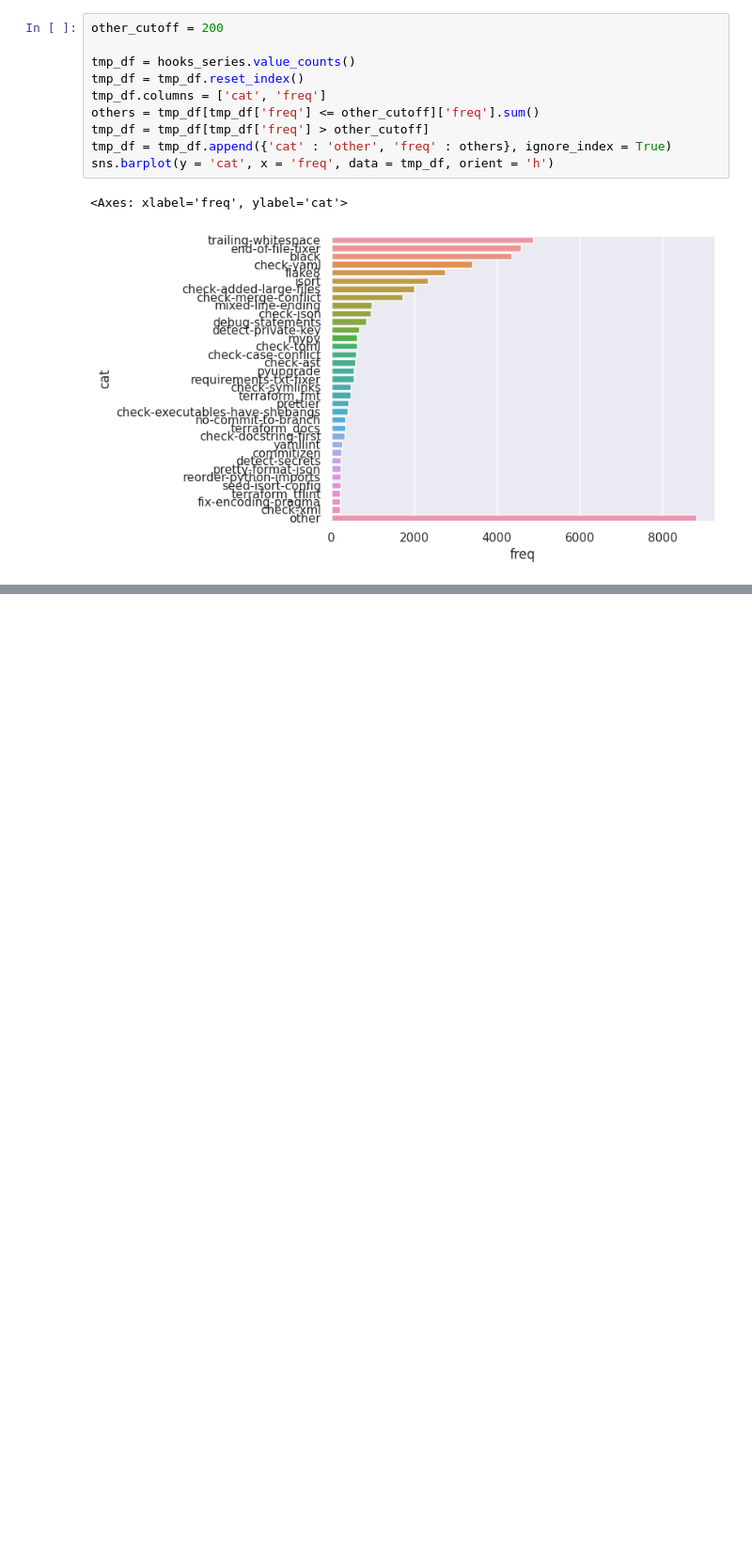
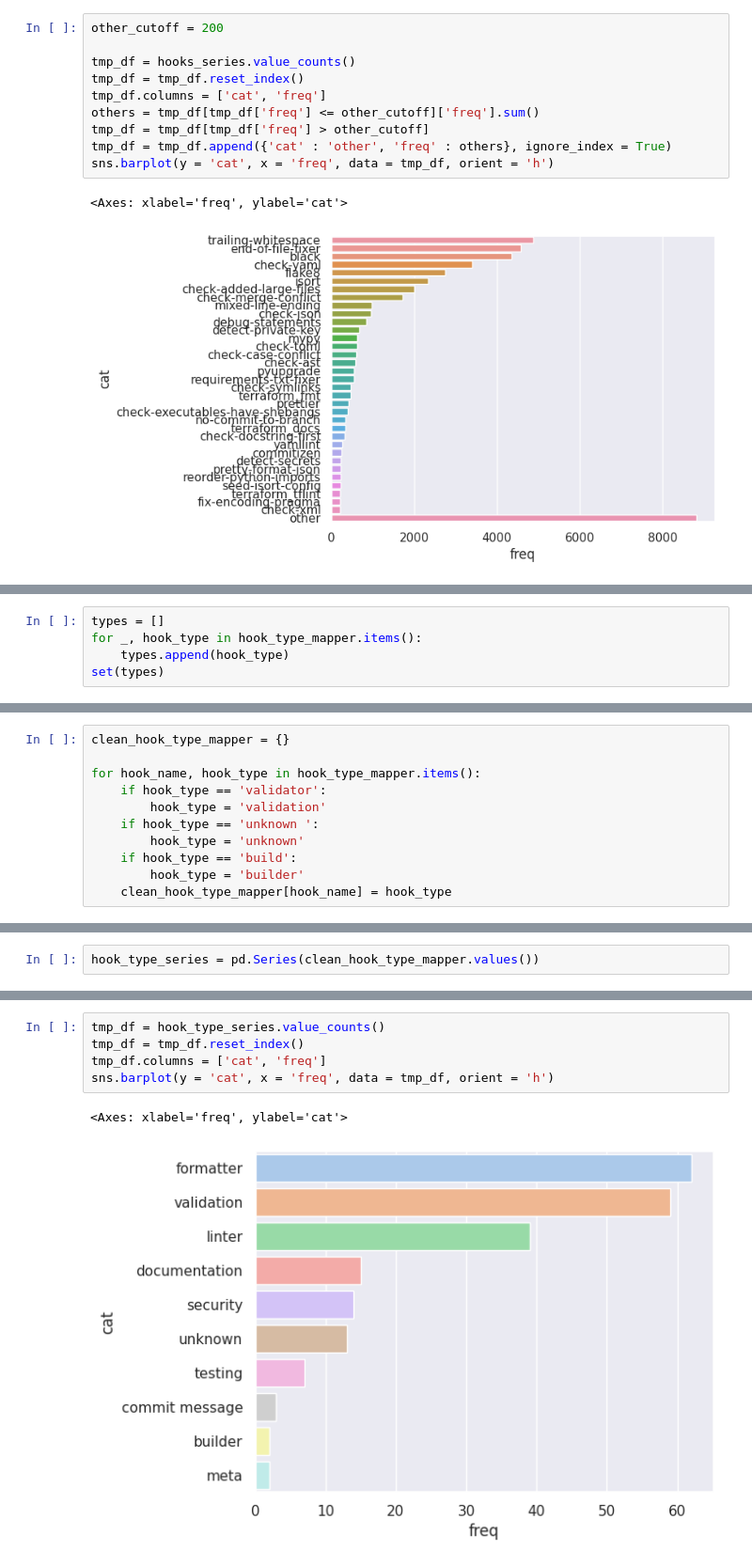
Before and after one commit to dzheng2019/GitHubApiFetcher, a Jupyter notebook: src/pre_commit_hooks_analysis.ipynb, the cells around one changed output, grey strips where cells are left out. Shown at 94% size. Cells and saved outputs as stored; diff of their text form; blank space fills up the shorter version.

```diff
--- a/src/pre_commit_hooks_analysis.ipynb
+++ b/src/pre_commit_hooks_analysis.ipynb
@@ -298,0 +520,5 @@ sns.barplot(y = 'cat', x = 'freq', data = tmp_df, orient = 'h')
+# %%
+types = []
+for _, hook_type in hook_type_mapper.items():
+    types.append(hook_type)
+set(types)
@@ -298,0 +539,11 @@ sns.barplot(y = 'cat', x = 'freq', data = tmp_df, orient = 'h')
+# %%
+clean_hook_type_mapper = {}
+
+for hook_name, hook_type in hook_type_mapper.items():
+    if hook_type == 'validator':
+        hook_type = 'validation'
+    if hook_type == 'unknown ':
+        hook_type = 'unknown'
+    if hook_type == 'build':
+        hook_type = 'builder'
+    clean_hook_type_mapper[hook_name] = hook_type
@@ -298,0 +566,2 @@ sns.barplot(y = 'cat', x = 'freq', data = tmp_df, orient = 'h')
+# %%
+hook_type_series = pd.Series(clean_hook_type_mapper.values())
@@ -298,0 +582,8 @@ sns.barplot(y = 'cat', x = 'freq', data = tmp_df, orient = 'h')
+# %%
+tmp_df = hook_type_series.value_counts()
+tmp_df = tmp_df.reset_index()
+tmp_df.columns = ['cat', 'freq']
+sns.barplot(y = 'cat', x = 'freq', data = tmp_df, orient = 'h')
+# %% [output]
+<Axes: xlabel='freq', ylabel='cat'>
+[figure, added]
```
Also changed, not shown: parts of 12 cells of this notebook, 2 other files.
